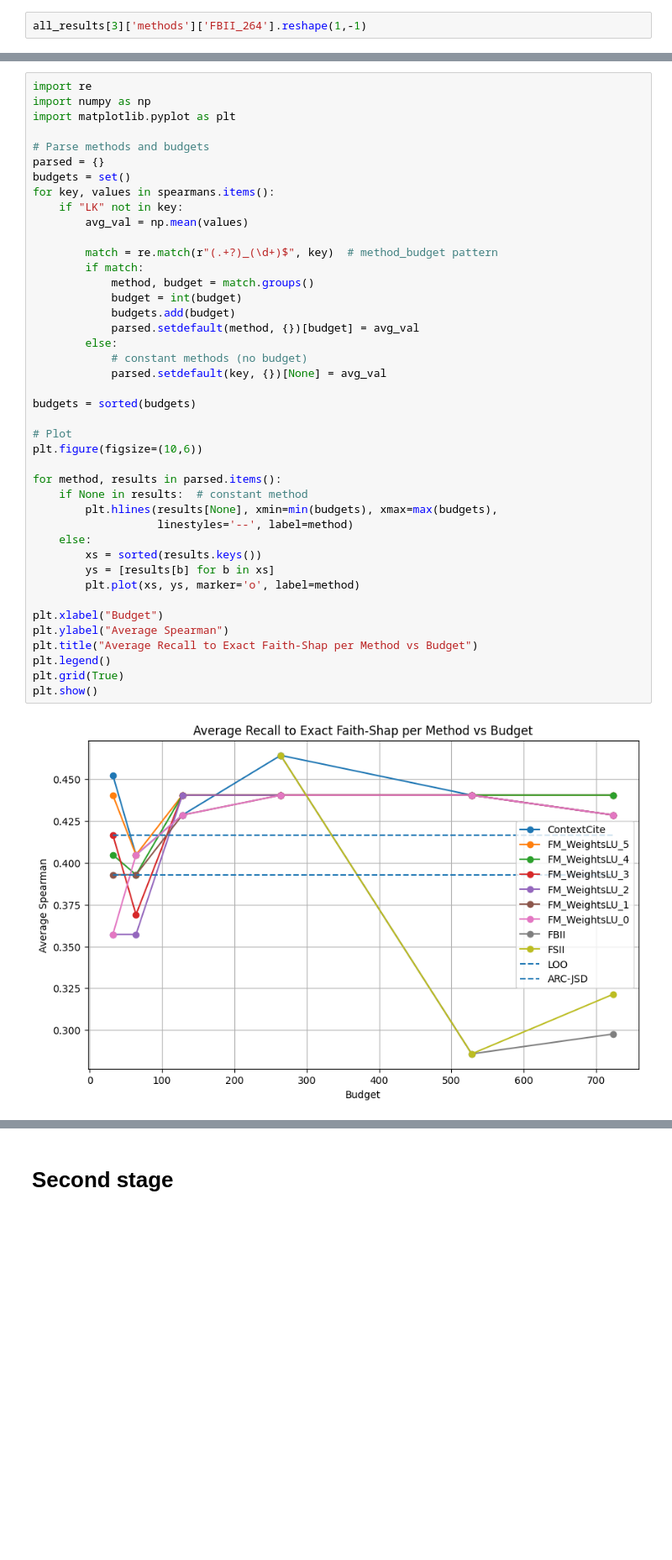
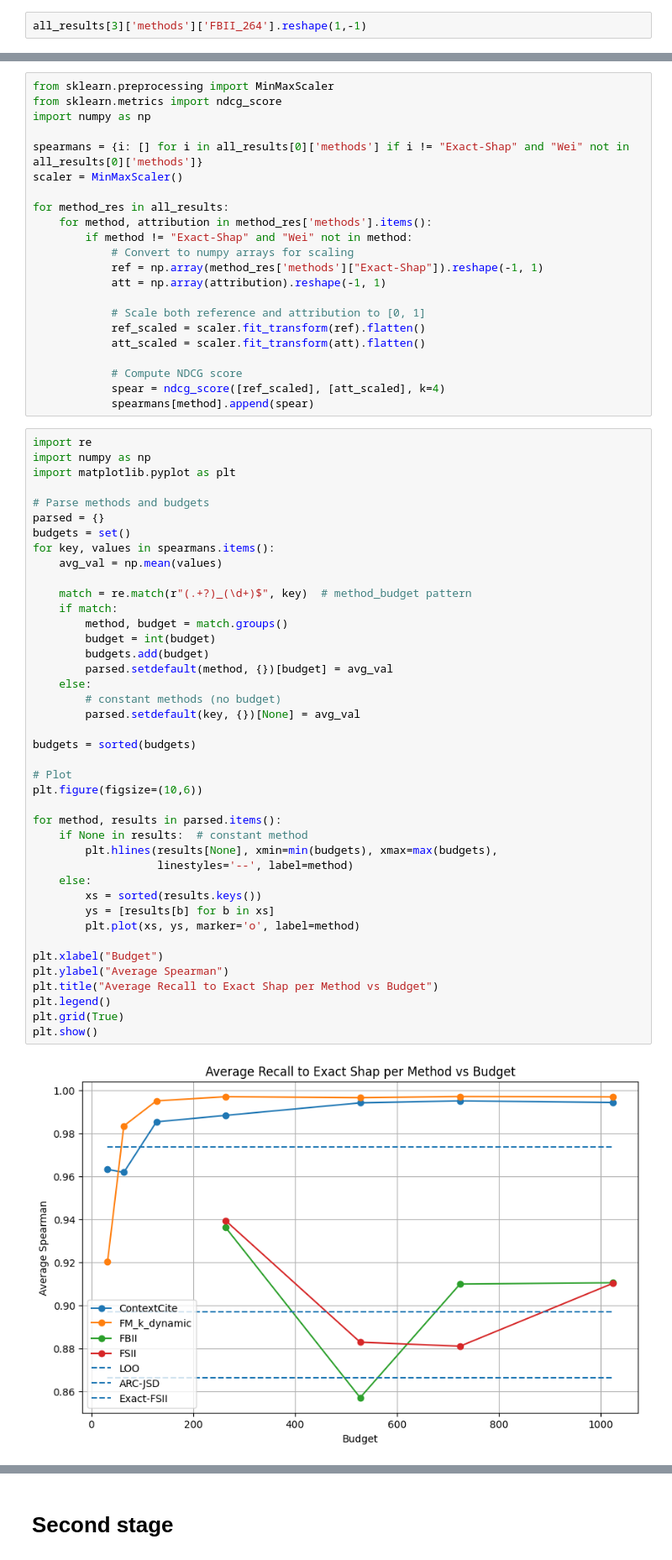
Before and after one commit to iNema9590/LLMX, a Jupyter notebook: Notebooks/musique_shap.ipynb, the cells around one changed output, grey strips where cells are left out. Shown at 84% size. Cells and saved outputs as stored; diff of their text form; blank space fills up the shorter version.

```diff
--- a/Notebooks/musique_shap.ipynb
+++ b/Notebooks/musique_shap.ipynb
@@ -314,45 +286,66 @@ for method_res in all_results:
             spearmans[method].append(spear)
+# %%
+from sklearn.preprocessing import MinMaxScaler
+from sklearn.metrics import ndcg_score
+import numpy as np
+
+spearmans = {i: [] for i in all_results[0]['methods'] if i != "Exact-Shap" and "Wei" not in all_results[0]['methods']}
+scaler = MinMaxScaler()
+
+for method_res in all_results:
+    for method, attribution in method_res['methods'].items():
+        if method != "Exact-Shap" and "Wei" not in method:
+            # Convert to numpy arrays for scaling
+            ref = np.array(method_res['methods']["Exact-Shap"]).reshape(-1, 1)
+            att = np.array(attribution).reshape(-1, 1)
+
+            # Scale both reference and attribution to [0, 1]
+            ref_scaled = scaler.fit_transform(ref).flatten()
+            att_scaled = scaler.fit_transform(att).flatten()
+
+            # Compute NDCG score
+            spear = ndcg_score([ref_scaled], [att_scaled], k=4)
+            spearmans[method].append(spear)
 # %%
 import re
 import numpy as np
 import matplotlib.pyplot as plt
 
 # Parse methods and budgets
 parsed = {}
 budgets = set()
 for key, values in spearmans.items():
-    if "LK" not in key:
-        avg_val = np.mean(values)
+    avg_val = np.mean(values)
 
-        match = re.match(r"(.+?)_(\d+)$", key)  # method_budget pattern
-        if match:
-            method, budget = match.groups()
-            budget = int(budget)
-            budgets.add(budget)
-            parsed.setdefault(method, {})[budget] = avg_val
-        else:
-            # constant methods (no budget)
-            parsed.setdefault(key, {})[None] = avg_val
+    match = re.match(r"(.+?)_(\d+)$", key)  # method_budget pattern
+    if match:
+        method, budget = match.groups()
+        budget = int(budget)
+        budgets.add(budget)
+        parsed.setdefault(method, {})[budget] = avg_val
+    else:
+        # constant methods (no budget)
+        parsed.setdefault(key, {})[None] = avg_val
 
 budgets = sorted(budgets)
 
 # Plot
 plt.figure(figsize=(10,6))
 
 for method, results in parsed.items():
     if None in results:  # constant method
         plt.hlines(results[None], xmin=min(budgets), xmax=max(budgets),
                    linestyles='--', label=method)
     else:
         xs = sorted(results.keys())
         ys = [results[b] for b in xs]
         plt.plot(xs, ys, marker='o', label=method)
 
 plt.xlabel("Budget")
 plt.ylabel("Average Spearman")
-plt.title("Average Recall to Exact Faith-Shap per Method vs Budget")
+plt.title("Average Recall to Exact Shap per Method vs Budget")
 plt.legend()
 plt.grid(True)
 plt.show()
 # %% [output]
-[figure, old version]
+[figure, new version]
```
Also changed, not shown: parts of 21 cells of this notebook, 2 other files.
